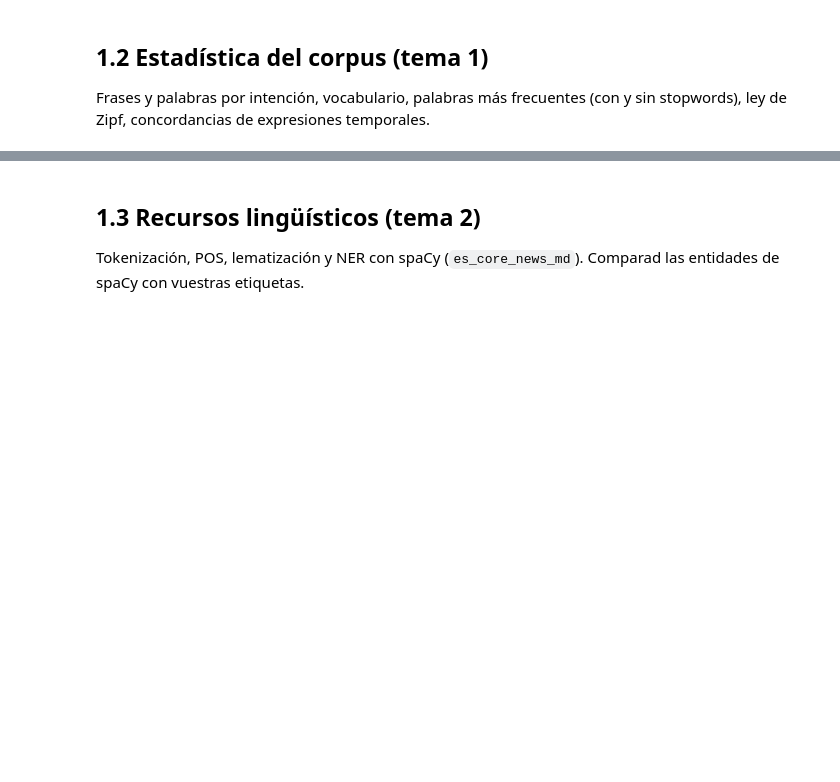
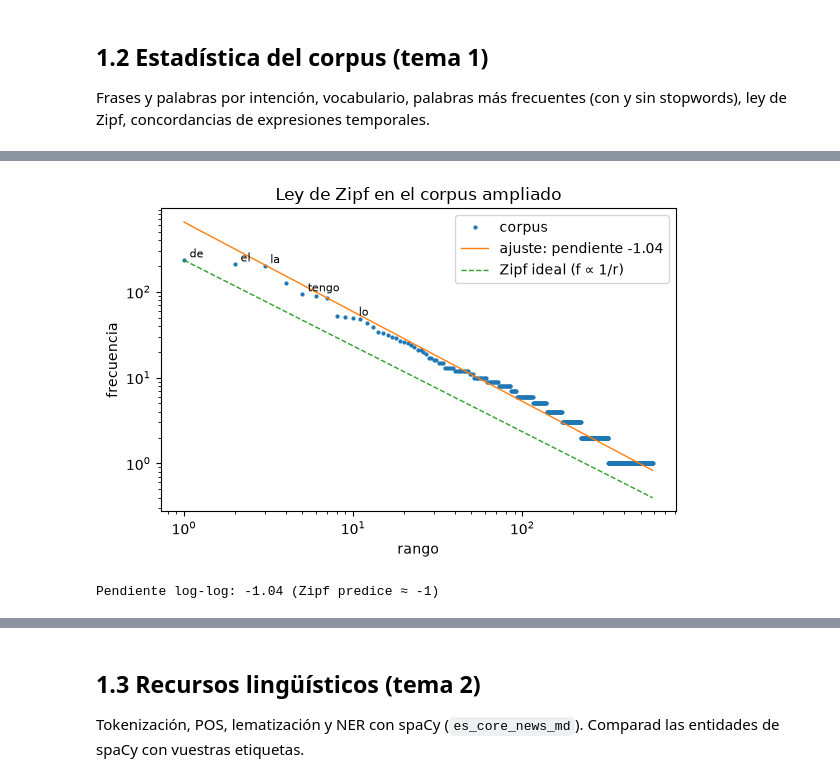
Before and after one commit to mvnueloc/natural-language-scheduler, a Jupyter notebook: 1_corpus.ipynb, the cells around one changed output, grey strips where cells are left out. Saved outputs shown, nothing was run; the diff lists cells and outputs as text; code cells hidden in the pictures; blank space fills up the shorter version.

```diff
--- a/1_corpus.ipynb
+++ b/1_corpus.ipynb
@@ -35,0 +488,15 @@ print(df.groupby("intencion").n_palabras.mean().round(1))
+# %%
+from spacy.lang.es.stop_words import STOP_WORDS
+
+def palabras(texto):
+    return re.findall(r"\w+", texto.lower())
+
+frec = Counter(w for t in df.texto for w in palabras(t))
+n_tokens = sum(frec.values())
+print(f"{n_tokens} palabras (tokens) · vocabulario: {len(frec)} tipos · TTR = {len(frec) / n_tokens:.2f}")
+print("Hápax (aparecen una sola vez):", sum(c == 1 for c in frec.values()), f"({sum(c == 1 for c in frec.values()) / len(frec):.0%} del vocabulario)")
+for origen in ("train", "propias"):
+    f = Counter(w for t in df[df.origen == origen].texto for w in palabras(t))
+    print(f"  {origen:<8} vocabulario {len(f)}")
+nuevas = set(Counter(w for t in df[df.origen == "propias"].texto for w in palabras(t))) - set(Counter(w for t in df[df.origen == "train"].texto for w in palabras(t)))
+print("Palabras de nuestras frases que no están en train:", len(nuevas), "· ej.:", sorted(nuevas)[:25])
@@ -35,0 +545,21 @@ print(df.groupby("intencion").n_palabras.mean().round(1))
+# %%
+import numpy as np
+
+ranking = np.arange(1, len(frec) + 1)
+frecuencias = np.array(sorted(frec.values(), reverse=True))
+pendiente, ordenada = np.polyfit(np.log(ranking), np.log(frecuencias), 1)
+
+fig, ax = plt.subplots(figsize=(6, 4))
+ax.loglog(ranking, frecuencias, ".", ms=4, label="corpus")
+ax.loglog(ranking, np.exp(ordenada) * ranking ** pendiente, "-", lw=1, label=f"ajuste: pendiente {pendiente:.2f}")
+ax.loglog(ranking, frecuencias[0] / ranking, "--", lw=1, label="Zipf ideal (f ∝ 1/r)")
+for r in (1, 2, 3, 5, 10):
+    w = frec.most_common(r)[-1][0]
+    ax.annotate(w, (r, frec[w]), textcoords="offset points", xytext=(4, 2), fontsize=8)
+ax.set_xlabel("rango"); ax.set_ylabel("frecuencia"); ax.set_title("Ley de Zipf en el corpus ampliado")
+ax.legend(); fig.tight_layout(); fig.savefig("resultados/zipf.png", dpi=150)
+plt.show()
+print(f"Pendiente log-log: {pendiente:.2f} (Zipf predice ≈ -1)")
+# %% [output]
+[figure, added]
+Pendiente log-log: -1.04 (Zipf predice ≈ -1)
```
Also changed, not shown: parts of 34 cells of this notebook, 10 other files.
